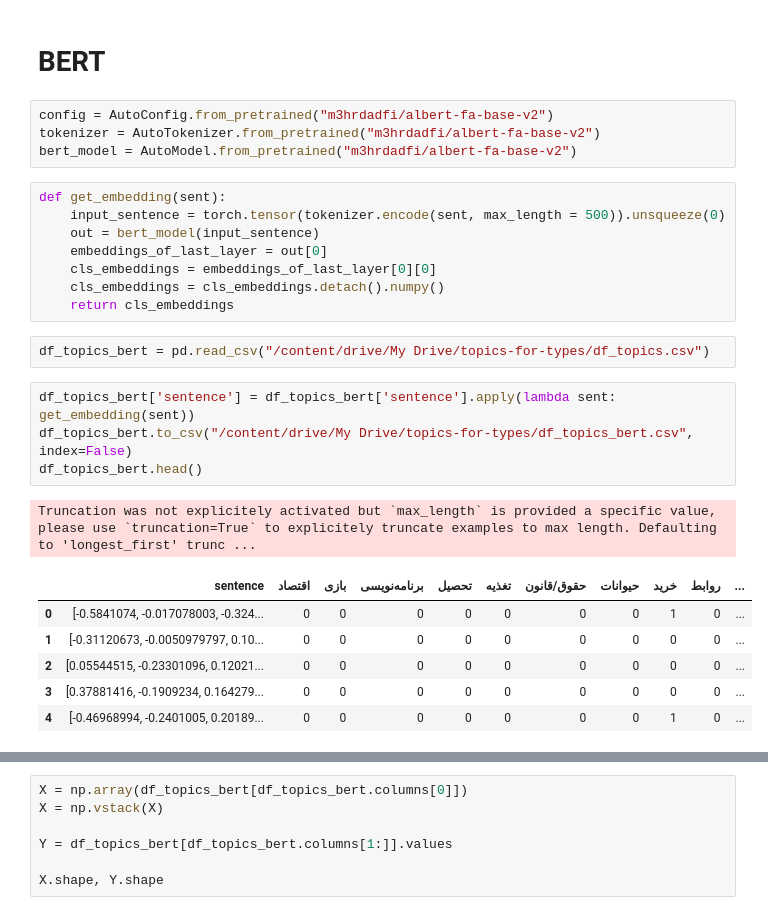
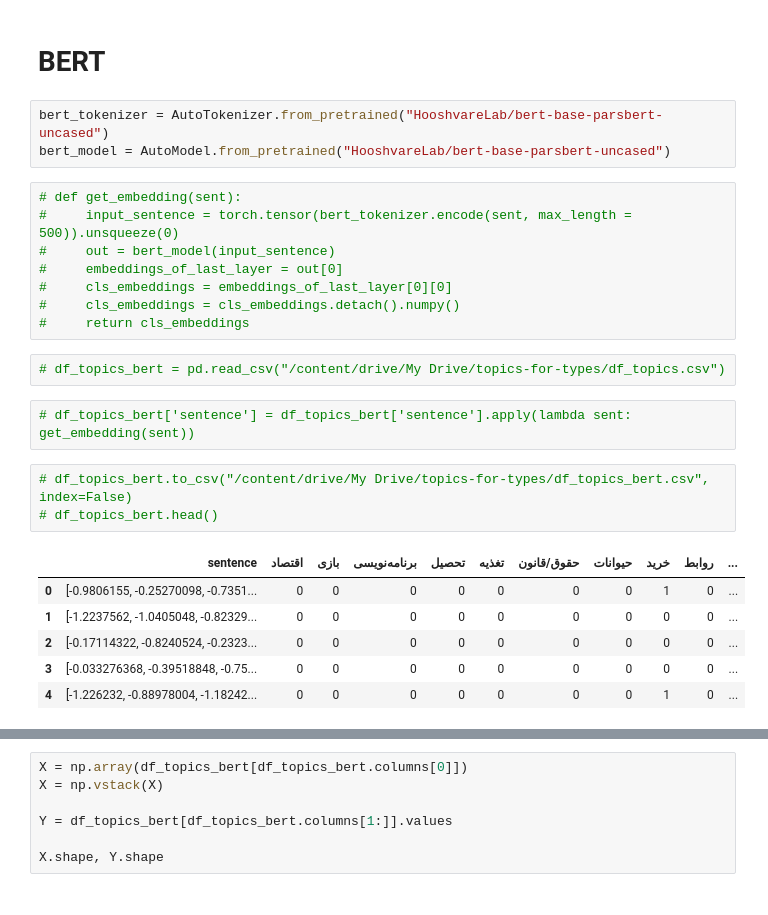
Before and after one commit to AliAkbarBadri/q-type-topic, a Jupyter notebook: topics.ipynb, the cells around one changed output, grey strips where cells are left out. Cells and saved outputs as stored; diff of their text form.

Commit message:
Add bert to topics

```diff
--- a/topics.ipynb
+++ b/topics.ipynb
@@ -172,31 +312,30 @@ plt.show()
 # %% [markdown]
 # BERT
-# %%
-config = AutoConfig.from_pretrained("m3hrdadfi/albert-fa-base-v2")
-tokenizer = AutoTokenizer.from_pretrained("m3hrdadfi/albert-fa-base-v2")
-bert_model = AutoModel.from_pretrained("m3hrdadfi/albert-fa-base-v2")
+# %%
+bert_tokenizer = AutoTokenizer.from_pretrained("HooshvareLab/bert-base-parsbert-uncased")
+bert_model = AutoModel.from_pretrained("HooshvareLab/bert-base-parsbert-uncased")
 # %%
-def get_embedding(sent):
-    input_sentence = torch.tensor(tokenizer.encode(sent, max_length = 500)).unsqueeze(0)
-    out = bert_model(input_sentence)
-    embeddings_of_last_layer = out[0]
-    cls_embeddings = embeddings_of_last_layer[0][0]
-    cls_embeddings = cls_embeddings.detach().numpy()
-    return cls_embeddings
+# def get_embedding(sent):
+#     input_sentence = torch.tensor(bert_tokenizer.encode(sent, max_length = 500)).unsqueeze(0)
+#     out = bert_model(input_sentence)
+#     embeddings_of_last_layer = out[0]
+#     cls_embeddings = embeddings_of_last_layer[0][0]
+#     cls_embeddings = cls_embeddings.detach().numpy()
+#     return cls_embeddings
 # %%
-df_topics_bert = pd.read_csv("/content/drive/My Drive/topics-for-types/df_topics.csv")
+# df_topics_bert = pd.read_csv("/content/drive/My Drive/topics-for-types/df_topics.csv")
+# %%
+# df_topics_bert['sentence'] = df_topics_bert['sentence'].apply(lambda sent: get_embedding(sent))
 # %%
-df_topics_bert['sentence'] = df_topics_bert['sentence'].apply(lambda sent: get_embedding(sent))
-df_topics_bert.to_csv("/content/drive/My Drive/topics-for-types/df_topics_bert.csv", index=False)
-df_topics_bert.head()
+# df_topics_bert.to_csv("/content/drive/My Drive/topics-for-types/df_topics_bert.csv", index=False)
+# df_topics_bert.head()
 # %% [output]
-Truncation was not explicitely activated but `max_length` is provided a specific value, please use `truncation=True` to explicitely truncate examples to max length. Defaulting to 'longest_first' trunc ...
 |  | sentence | اقتصاد | بازی | برنامه‌نویسی | تحصیل | تغذیه | حقوق/قانون | حیوانات | خرید | روابط | ... |
-| 0 | [-0.5841074, -0.017078003, -0.324... | 0 | 0 | 0 | 0 | 0 | 0 | 0 | 1 | 0 | ... |
-| 1 | [-0.31120673, -0.0050979797, 0.10... | 0 | 0 | 0 | 0 | 0 | 0 | 0 | 0 | 0 | ... |
-| 2 | [0.05544515, -0.23301096, 0.12021... | 0 | 0 | 0 | 0 | 0 | 0 | 0 | 0 | 0 | ... |
-| 3 | [0.37881416, -0.1909234, 0.164279... | 0 | 0 | 0 | 0 | 0 | 0 | 0 | 0 | 0 | ... |
-| 4 | [-0.46968994, -0.2401005, 0.20189... | 0 | 0 | 0 | 0 | 0 | 0 | 0 | 1 | 0 | ... |
+| 0 | [-0.9806155, -0.25270098, -0.7351... | 0 | 0 | 0 | 0 | 0 | 0 | 0 | 1 | 0 | ... |
+| 1 | [-1.2237562, -1.0405048, -0.82329... | 0 | 0 | 0 | 0 | 0 | 0 | 0 | 0 | 0 | ... |
+| 2 | [-0.17114322, -0.8240524, -0.2323... | 0 | 0 | 0 | 0 | 0 | 0 | 0 | 0 | 0 | ... |
+| 3 | [-0.033276368, -0.39518848, -0.75... | 0 | 0 | 0 | 0 | 0 | 0 | 0 | 0 | 0 | ... |
+| 4 | [-1.226232, -0.88978004, -1.18242... | 0 | 0 | 0 | 0 | 0 | 0 | 0 | 1 | 0 | ... |
 # %%
 df_topics_bert = pd.read_csv("/content/drive/My Drive/topics-for-types/df_topics_bert.csv")
 df_topics_bert['sentence'] = df_topics_bert['sentence'].apply(lambda x:
```
Also changed, not shown: parts of 17 cells of this notebook.
